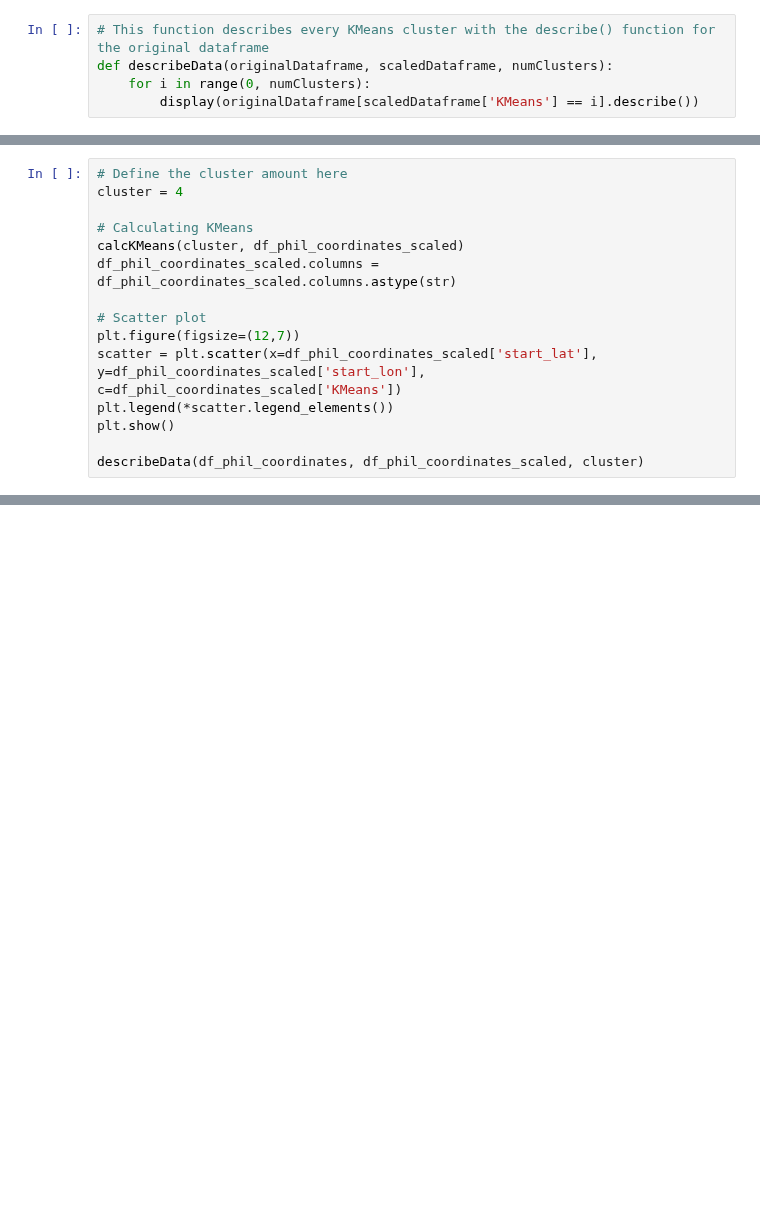
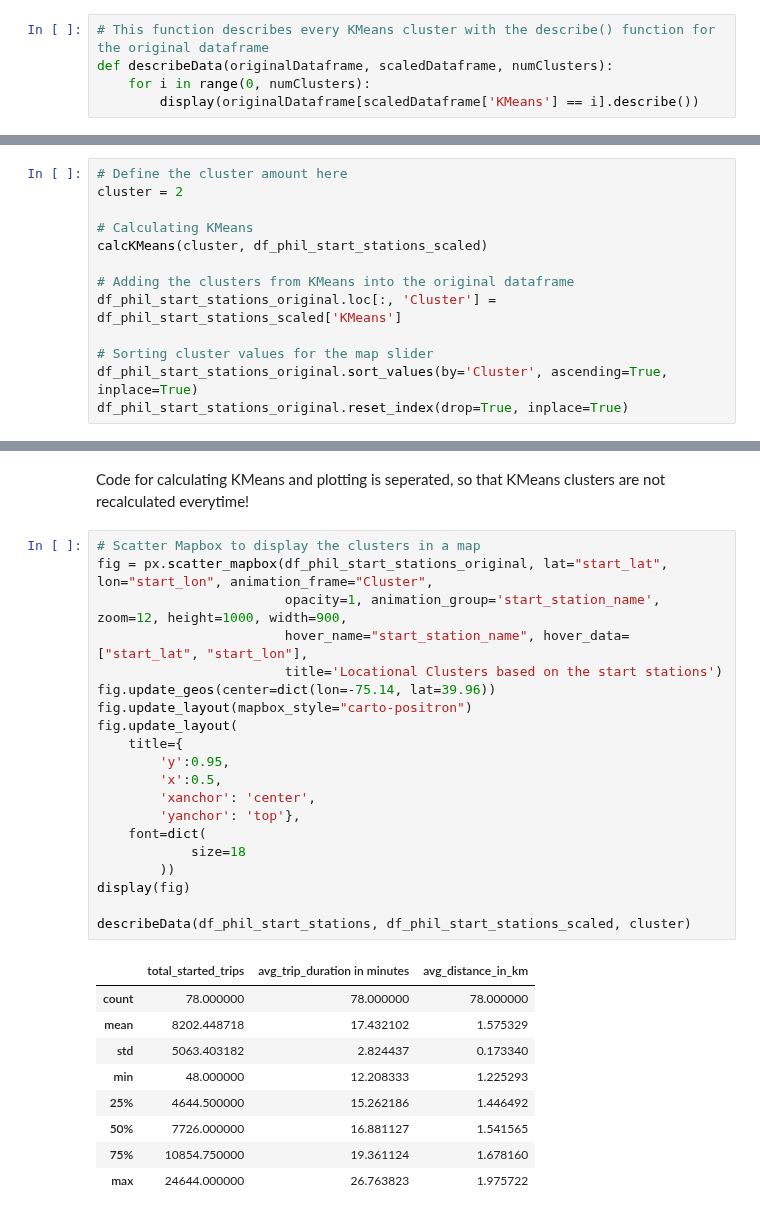
Before and after one commit to yassinehammou27/intentionally_blank, a Jupyter notebook: Team Assignment - Intentionally Blank.ipynb, the cells around one changed output, grey strips where cells are left out. Cells and saved outputs as stored; diff of their text form; blank space fills up the shorter version.

```diff
--- a/Team Assignment - Intentionally Blank.ipynb
+++ b/Team Assignment - Intentionally Blank.ipynb
@@ -395,15 +465,13 @@ calcAndPlotLoss(10, df_phil_coordinates_scaled)
 # %%
 # Define the cluster amount here
-cluster = 4
+cluster = 2
 
 # Calculating KMeans
-calcKMeans(cluster, df_phil_coordinates_scaled)
-df_phil_coordinates_scaled.columns = df_phil_coordinates_scaled.columns.astype(str)
+calcKMeans(cluster, df_phil_start_stations_scaled)
 
-# Scatter plot
-plt.figure(figsize=(12,7))
-scatter = plt.scatter(x=df_phil_coordinates_scaled['start_lat'], y=df_phil_coordinates_scaled['start_lon'], c=df_phil_coordinates_scaled['KMeans'])
-plt.legend(*scatter.legend_elements())
-plt.show()
+# Adding the clusters from KMeans into the original dataframe
+df_phil_start_stations_original.loc[:, 'Cluster'] = df_phil_start_stations_scaled['KMeans']
 
-describeData(df_phil_coordinates, df_phil_coordinates_scaled, cluster)
+# Sorting cluster values for the map slider
+df_phil_start_stations_original.sort_values(by='Cluster', ascending=True, inplace=True)
+df_phil_start_stations_original.reset_index(drop=True, inplace=True)
@@ -447,0 +478,32 @@ describeData(df_phil_coordinates, df_phil_coordinates_scaled, cluster)
+# %% [markdown]
+Code for calculating KMeans and plotting is seperated, so that KMeans clusters are not recalculated everytime!
+# %%
+# Scatter Mapbox to display the clusters in a map
+fig = px.scatter_mapbox(df_phil_start_stations_original, lat="start_lat", lon="start_lon", animation_frame="Cluster",
+                        opacity=1, animation_group='start_station_name', zoom=12, height=1000, width=900,
+                        hover_name="start_station_name", hover_data=["start_lat", "start_lon"],
+                        title='Locational Clusters based on the start stations')
+fig.update_geos(center=dict(lon=-75.14, lat=39.96))
+fig.update_layout(mapbox_style="carto-positron")
+fig.update_layout(
+    title={
+        'y':0.95,
+        'x':0.5,
+        'xanchor': 'center',
+        'yanchor': 'top'},
+    font=dict(
+            size=18
+        ))
+display(fig)
+
+describeData(df_phil_start_stations, df_phil_start_stations_scaled, cluster)
+# %% [output]
+|  | total_started_trips | avg_trip_duration in minutes | avg_distance_in_km |
+| count | 78.000000 | 78.000000 | 78.000000 |
+| mean | 8202.448718 | 17.432102 | 1.575329 |
+| std | 5063.403182 | 2.824437 | 0.173340 |
+| min | 48.000000 | 12.208333 | 1.225293 |
+| 25% | 4644.500000 | 15.262186 | 1.446492 |
+| 50% | 7726.000000 | 16.881127 | 1.541565 |
+| 75% | 10854.750000 | 19.361124 | 1.678160 |
+| max | 24644.000000 | 26.763823 | 1.975722 |
```
Also changed, not shown: parts of 26 cells of this notebook.
